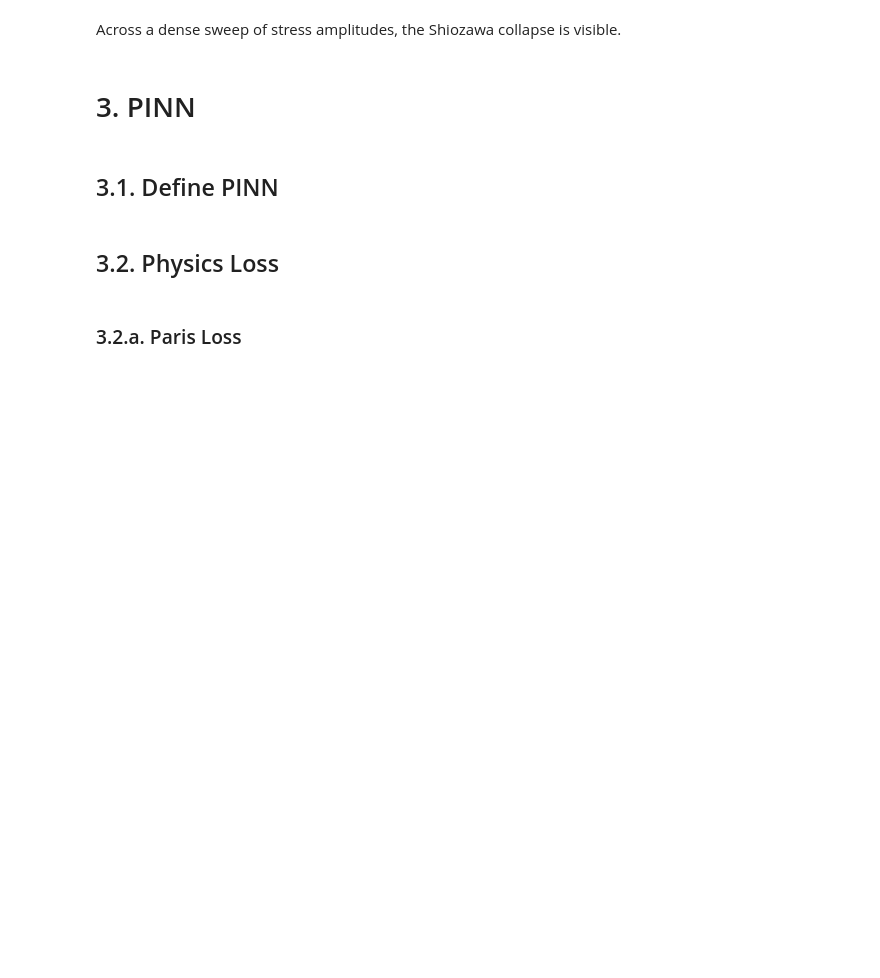
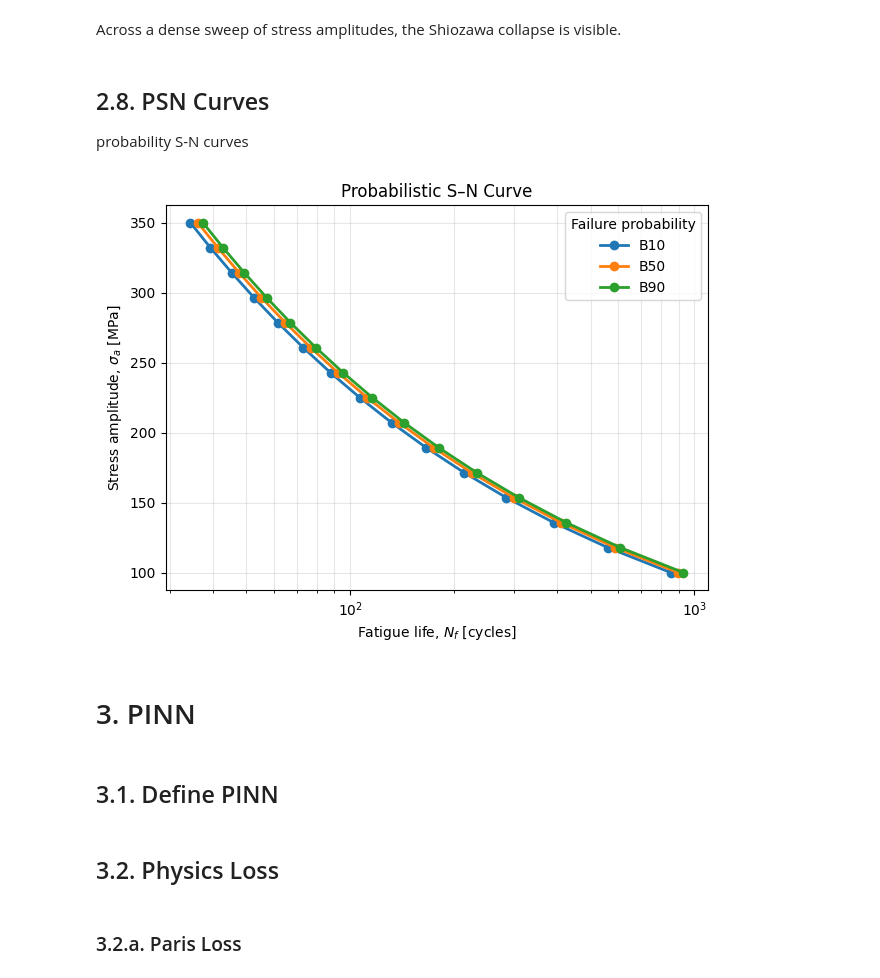
Before and after one commit to jessk816/pinn, a Jupyter notebook: models/paris/workflow_2.ipynb, the cells around one changed output. Saved outputs shown, nothing was run; the diff lists cells and outputs as text; code cells hidden in the pictures; blank space fills up the shorter version.

```diff
--- a/models/paris/workflow_2.ipynb
+++ b/models/paris/workflow_2.ipynb
@@ -905,5 +905,55 @@ Expected from Paris (m=2.56492): slope = -0.3899
 # %% [markdown]
 Across a dense sweep of stress amplitudes, the Shiozawa collapse is visible.
+# %% [markdown]
+## 2.8. PSN Curves
+probability S-N curves
+# %%
+# stress amplitudes to evaluate [MPa]
+#S_vals = np.linspace(100, 350, 15)
+
+# probabilities of failure
+pf_levels = [0.10, 0.50, 0.90]   # B10, B50, B90
+labels = ["B10", "B50", "B90"]
+
+psn_results = {label: [] for label in labels}
+
+for S in S_vals:
+    ds = 2.0 * S   # for R = -1
+
+    # fatigue lives for all sampled max defects at this stress
+    Nf_S = fatigue_life_paris(max_defects, S, C, m, Y, delta_sigma=ds)
+    Nf_S = np.asarray(Nf_S, dtype=float)
+
+    # remove invalid values if needed
+    Nf_S = Nf_S[np.isfinite(Nf_S)]
+    Nf_S = Nf_S[Nf_S > 0]
+
+    # percentile lives
+    for pf, label in zip(pf_levels, labels):
+        psn_results[label].append(np.quantile(Nf_S, pf))
+# %%
+fig, ax = plt.subplots(figsize=(7, 5))
+
+for label in labels:
+    ax.plot(psn_results[label], S_vals,
+        marker="o", linewidth=2, label=label
+    )
+
+# log scale for fatigue life
+ax.set_xscale("log")
+
+# axes labels, title, legend, grid
+ax.set_xlabel(r"Fatigue life, $N_f$ [cycles]")
+ax.set_ylabel(r"Stress amplitude, $\sigma_a$ [MPa]")
+ax.set_title("Probabilistic S–N Curve")
+
+# legend, grid
+ax.grid(True, which="both", alpha=0.3)
+ax.legend(title="Failure probability")
+
+plt.show()
+# %% [output]
+[figure, added]
 # %% [markdown]
 # 3. PINN
 # %% [markdown]
```
Also changed, not shown: parts of 11 cells of this notebook, 7 other files.
